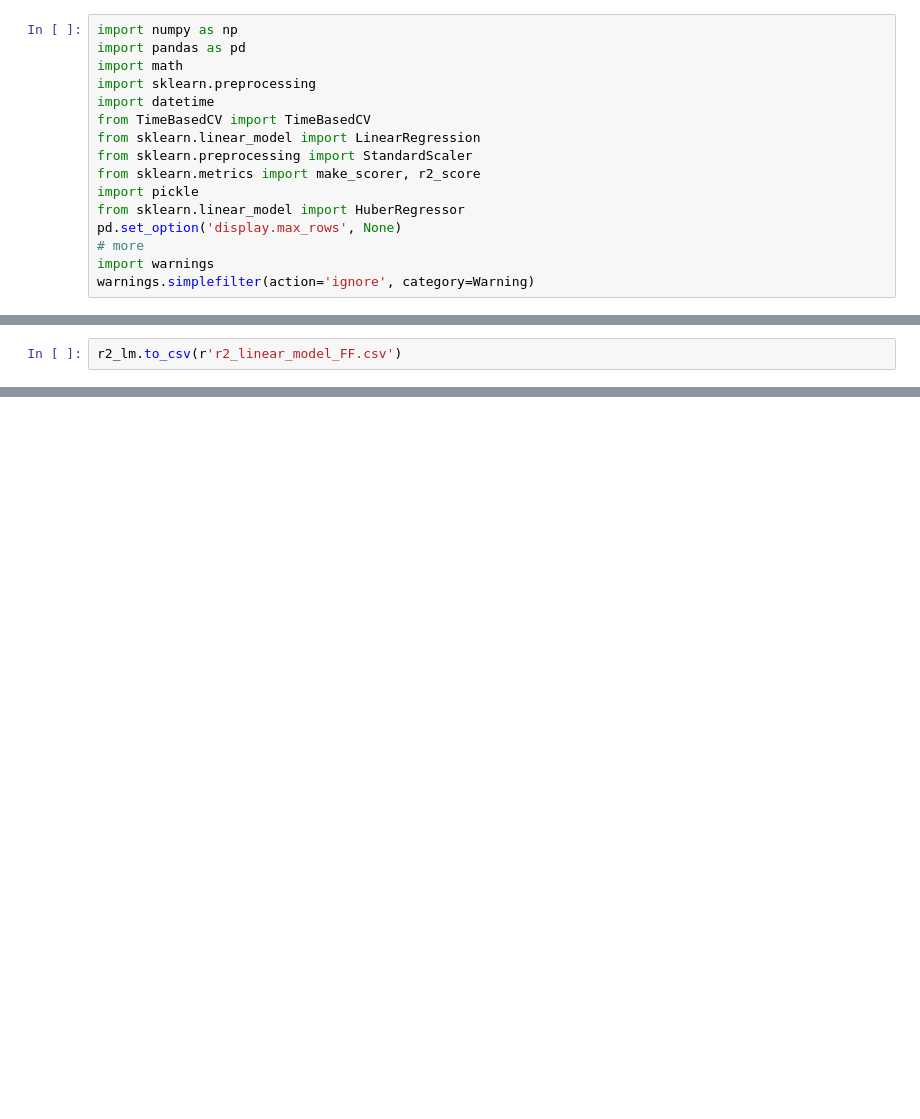
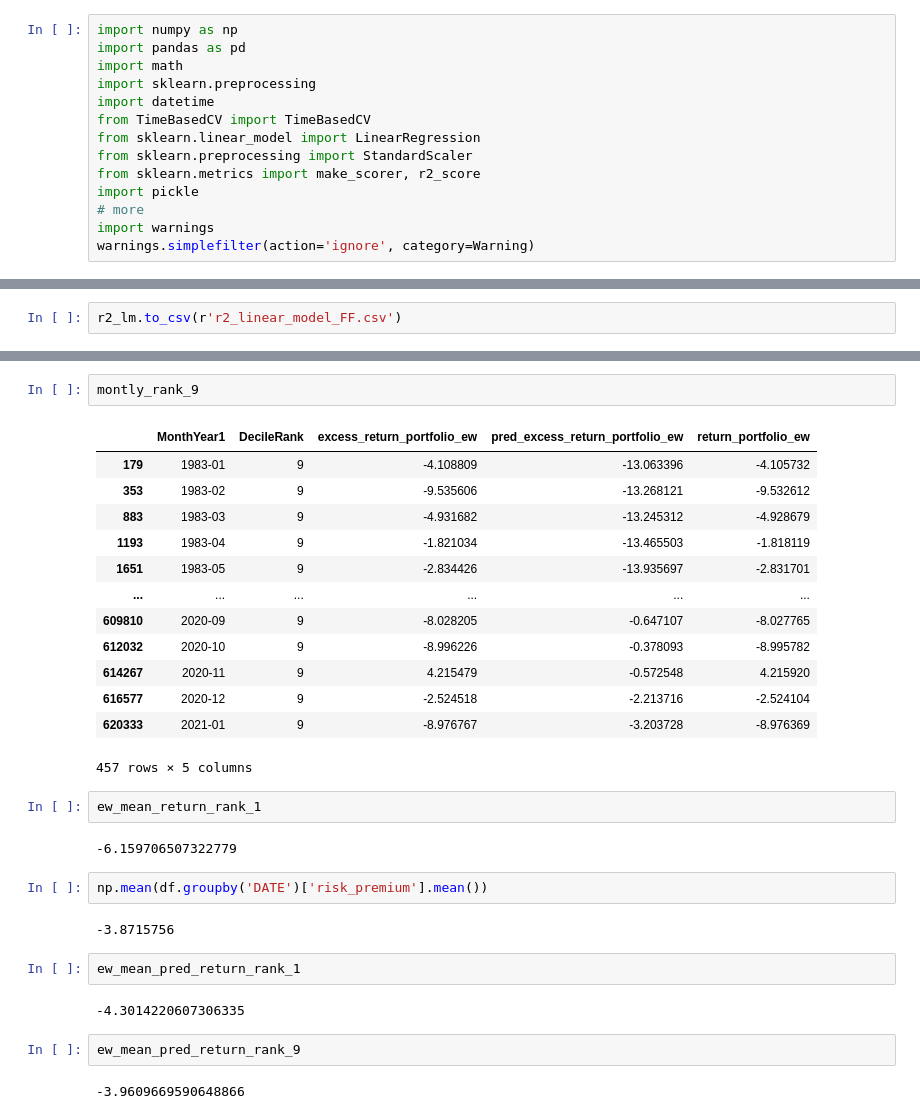
Before and after one commit to KidQuant/Taming-The-Factor-Zoo, a Jupyter notebook: 4.1_LR_FF.ipynb, the cells around one changed output, grey strips where cells are left out. Drawn from its saved outputs; the diff is of its cells as text; blank space fills up the shorter version.

```diff
--- a/4.1_LR_FF.ipynb
+++ b/4.1_LR_FF.ipynb
@@ -9,8 +9,6 @@ from sklearn.linear_model import LinearRegression
 from sklearn.preprocessing import StandardScaler
 from sklearn.metrics import make_scorer, r2_score
 import pickle
-from sklearn.linear_model import HuberRegressor
-pd.set_option('display.max_rows', None)
 # more
 import warnings
 warnings.simplefilter(action='ignore', category=Warning)
@@ -227,0 +408,32 @@ lm.to_csv('predictions/lm_ff.csv', index=False)
+# %%
+montly_rank_9
+# %% [output]
+|  | MonthYear1 | DecileRank | excess_return_portfolio_ew | pred_excess_return_portfolio_ew | return_portfolio_ew |
+| 179 | 1983-01 | 9 | -4.108809 | -13.063396 | -4.105732 |
+| 353 | 1983-02 | 9 | -9.535606 | -13.268121 | -9.532612 |
+| 883 | 1983-03 | 9 | -4.931682 | -13.245312 | -4.928679 |
+| 1193 | 1983-04 | 9 | -1.821034 | -13.465503 | -1.818119 |
+| 1651 | 1983-05 | 9 | -2.834426 | -13.935697 | -2.831701 |
+| ... | ... | ... | ... | ... | ... |
+| 609810 | 2020-09 | 9 | -8.028205 | -0.647107 | -8.027765 |
+| 612032 | 2020-10 | 9 | -8.996226 | -0.378093 | -8.995782 |
+| 614267 | 2020-11 | 9 | 4.215479 | -0.572548 | 4.215920 |
+| 616577 | 2020-12 | 9 | -2.524518 | -2.213716 | -2.524104 |
+| 620333 | 2021-01 | 9 | -8.976767 | -3.203728 | -8.976369 |
+457 rows × 5 columns
+# %%
+ew_mean_return_rank_1
+# %% [output]
+-6.159706507322779
+# %%
+np.mean(df.groupby('DATE')['risk_premium'].mean())
+# %% [output]
+-3.8715756
+# %%
+ew_mean_pred_return_rank_1
+# %% [output]
+-4.3014220607306335
+# %%
+ew_mean_pred_return_rank_9
+# %% [output]
+-3.9609669590648866
```
Also changed, not shown: parts of 13 cells of this notebook.
